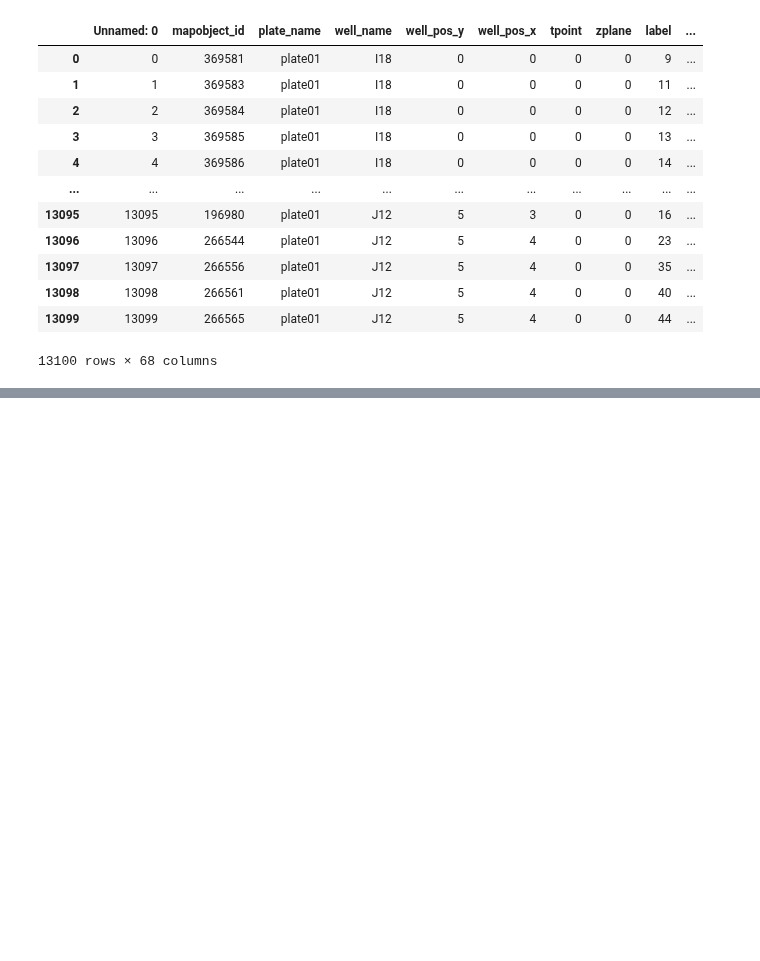
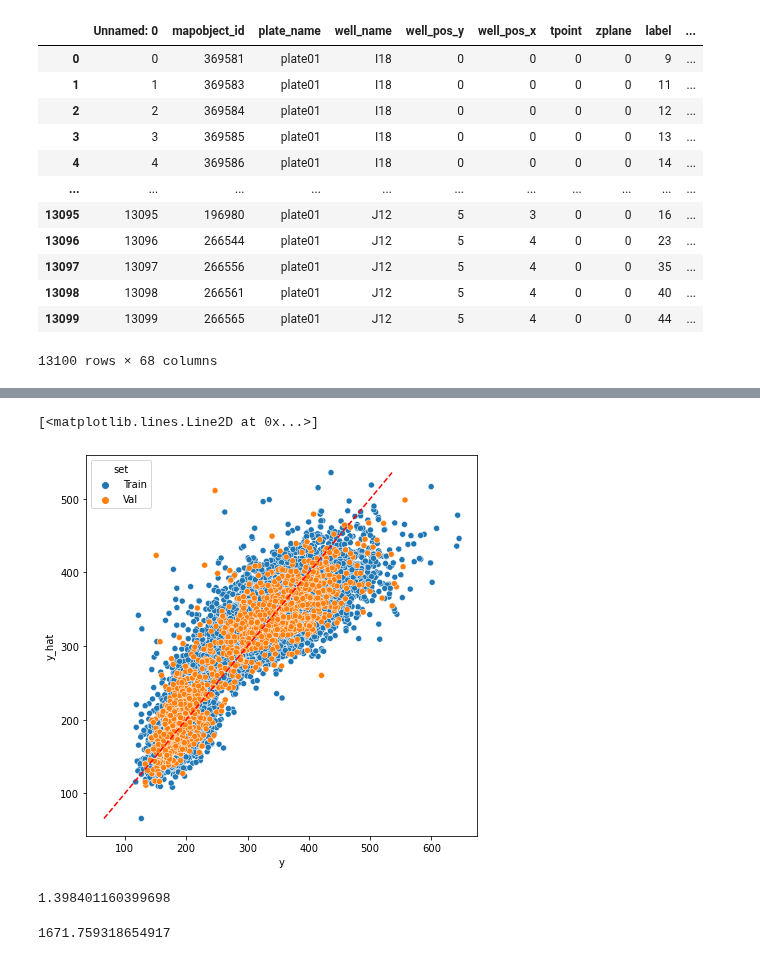
Before and after one commit to andresbecker/master_thesis, a Jupyter notebook: workspace/notebooks/Scalar_models.ipynb, the cells around one changed output, grey strips where cells are left out. Saved outputs shown, nothing was run; the diff lists cells and outputs as text; code cells hidden in the pictures; blank space fills up the shorter version.

```diff
--- a/workspace/notebooks/Scalar_models.ipynb
+++ b/workspace/notebooks/Scalar_models.ipynb
@@ -64,0 +135,4 @@ metadata
+# %%
+Lasso_model = lm.Lasso(alpha=0.1).fit(X_train.values, Y_train.values)
+print(Lasso_model.coef_)
+print(Lasso_model.intercept_)
@@ -64,0 +158,11 @@ metadata
+# %%
+columns = ['y', 'y_hat']
+Lasso_df = pd.DataFrame(np.concatenate((Y_train.values.reshape(-1,1), Lasso_model.predict(X_train).reshape(-1,1)), axis=1), columns=columns)
+Lasso_df['set'] = 'Train'
+
+temp_df = pd.DataFrame(np.concatenate((Y_val.values.reshape(-1,1), Lasso_model.predict(X_val).reshape(-1,1)), axis=1), columns=columns)
+temp_df['set'] = 'Val'
+
+Lasso_df = pd.concat((Lasso_df, temp_df), axis=0).reset_index()
+Lasso_df = Lasso_df.drop(['index'], axis=1)
+Lasso_df
@@ -64,0 +183,27 @@ metadata
+# %%
+plt.figure(figsize=(7,7))
+sns.scatterplot(data=Lasso_df,
+                x='y',
+                y='y_hat',
+                hue='set')
+
+Lasso_min_val = Lasso_df[['y', 'y_hat']].min().values.min()
+Lasso_max_val = Lasso_df[['y', 'y_hat']].max().values.min()
+
+x_line = [Lasso_min_val, Lasso_max_val]
+y_line = x_line
+plt.plot(x_line, y_line, linestyle='dashed', color='red')
+# %% [output]
+[<matplotlib.lines.Line2D at 0x...>]
+[figure, added]
+# %%
+mask = (Lasso_df.set == 'Val')
+mse_val = ((Lasso_df['y'][mask] - Lasso_df['y_hat'][mask])**2).mean()/Lasso_df[mask].shape[0]
+mse_val
+# %% [output]
+1.398401160399698
+# %%
+mse_test = ((Y_test - Y_test_hat)**2).mean()#/Y_test.shape[0]
+mse_test
+# %% [output]
+1671.759318654917
```
Also changed, not shown: parts of 23 cells of this notebook.
